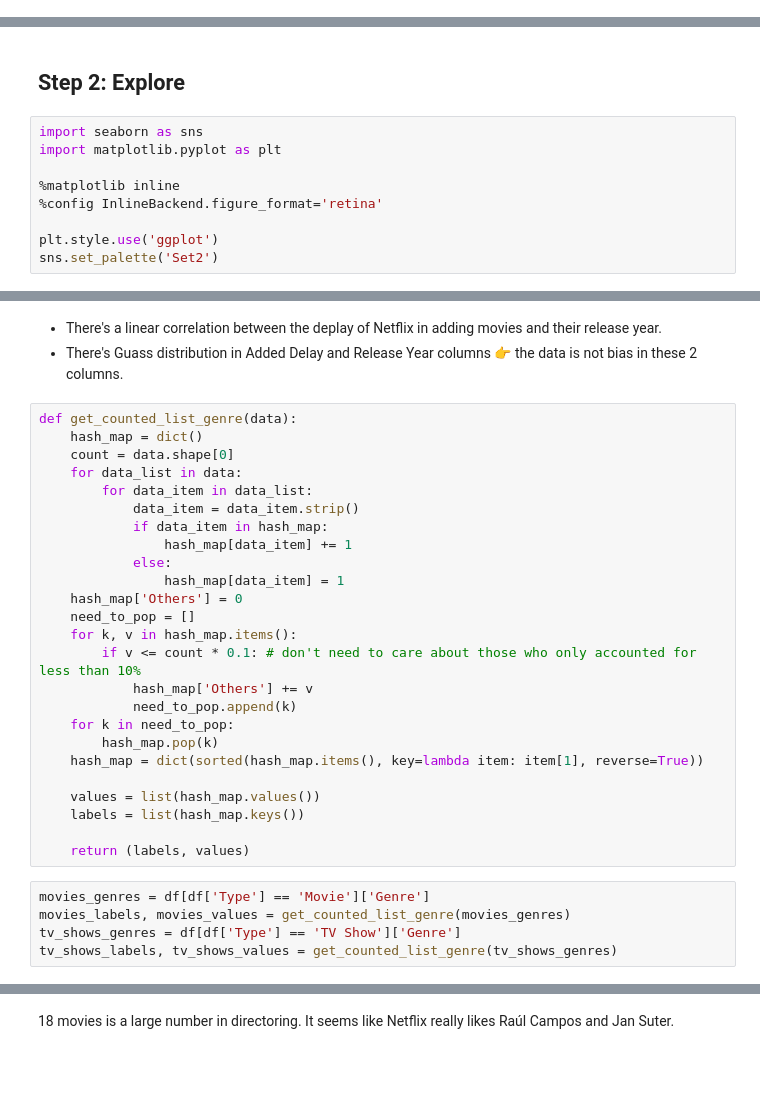
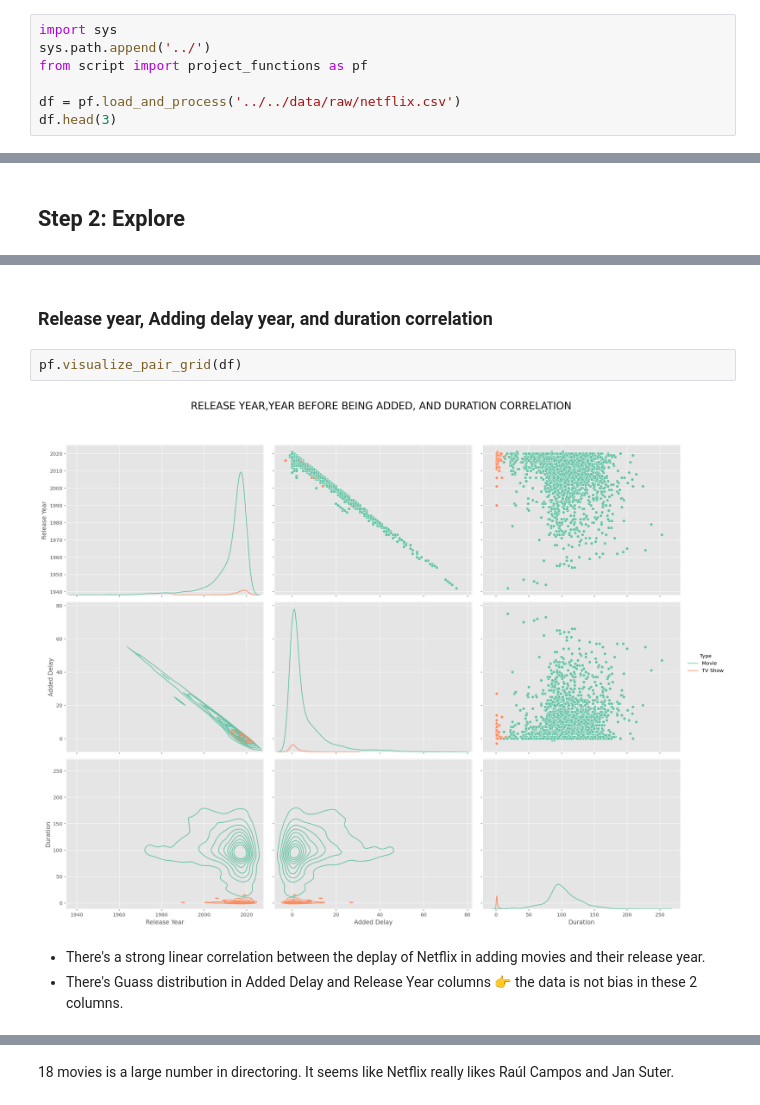
Before and after one commit to data301-2021-summer2/project-group04-project, a Jupyter notebook: analysis/Kiet Phan/milestone2.ipynb, the cells around one changed output, grey strips where cells are left out. Saved outputs shown, nothing was run; the diff lists cells and outputs as text; blank space fills up the shorter version.

```diff
--- a/analysis/Kiet Phan/milestone2.ipynb
+++ b/analysis/Kiet Phan/milestone2.ipynb
@@ -109,0 +104,7 @@ df
+# %%
+import sys
+sys.path.append('../')
+from script import project_functions as pf
+
+df = pf.load_and_process('../../data/raw/netflix.csv')
+df.head(3)
@@ -110,11 +116,2 @@ df
 # %% [markdown]
 ## Step 2: Explore
-# %%
-import seaborn as sns
-import matplotlib.pyplot as plt
-
-%matplotlib inline
-%config InlineBackend.figure_format='retina'
-
-plt.style.use('ggplot')
-sns.set_palette('Set2')
@@ -131,33 +129,9 @@ Text(0.5, 0.98, 'RELEASE YEAR AND YEAR BEFORE BEING ADDED CORRELATION')
+# %% [markdown]
+### Release year, Adding delay year, and duration correlation
+# %%
+pf.visualize_pair_grid(df)
+# %% [output]
+[figure, added]
 # %% [markdown]
-- There's a linear correlation between the deplay of Netflix in adding movies and their release year.
+- There's a strong linear correlation between the deplay of Netflix in adding movies and their release year.
 - There's Guass distribution in Added Delay and Release Year columns 👉 the data is not bias in these 2 columns.
-# %%
-def get_counted_list_genre(data):
-    hash_map = dict()
-    count = data.shape[0]
-    for data_list in data:
-        for data_item in data_list:
-            data_item = data_item.strip()
-            if data_item in hash_map:
-                hash_map[data_item] += 1
-            else:
-                hash_map[data_item] = 1
-    hash_map['Others'] = 0
-    need_to_pop = []
-    for k, v in hash_map.items():
-        if v <= count * 0.1: # don't need to care about those who only accounted for less than 10%
-            hash_map['Others'] += v
-            need_to_pop.append(k)
-    for k in need_to_pop:
-        hash_map.pop(k)
-    hash_map = dict(sorted(hash_map.items(), key=lambda item: item[1], reverse=True))
-
-    values = list(hash_map.values())
-    labels = list(hash_map.keys())
-
-    return (labels, values)
-# %%
-movies_genres = df[df['Type'] == 'Movie']['Genre']
-movies_labels, movies_values = get_counted_list_genre(movies_genres)
-tv_shows_genres = df[df['Type'] == 'TV Show']['Genre']
-tv_shows_labels, tv_shows_values = get_counted_list_genre(tv_shows_genres)
```
Also changed, not shown: parts of 48 cells of this notebook, 2 other files.
